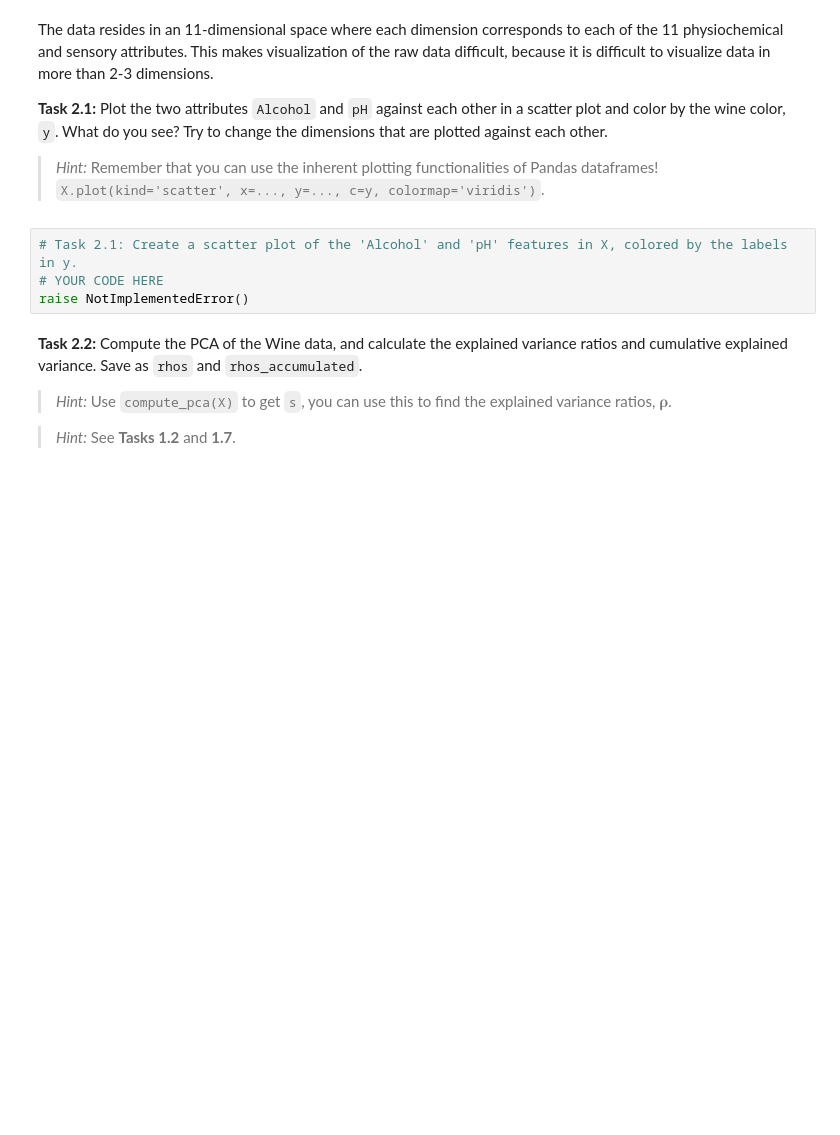
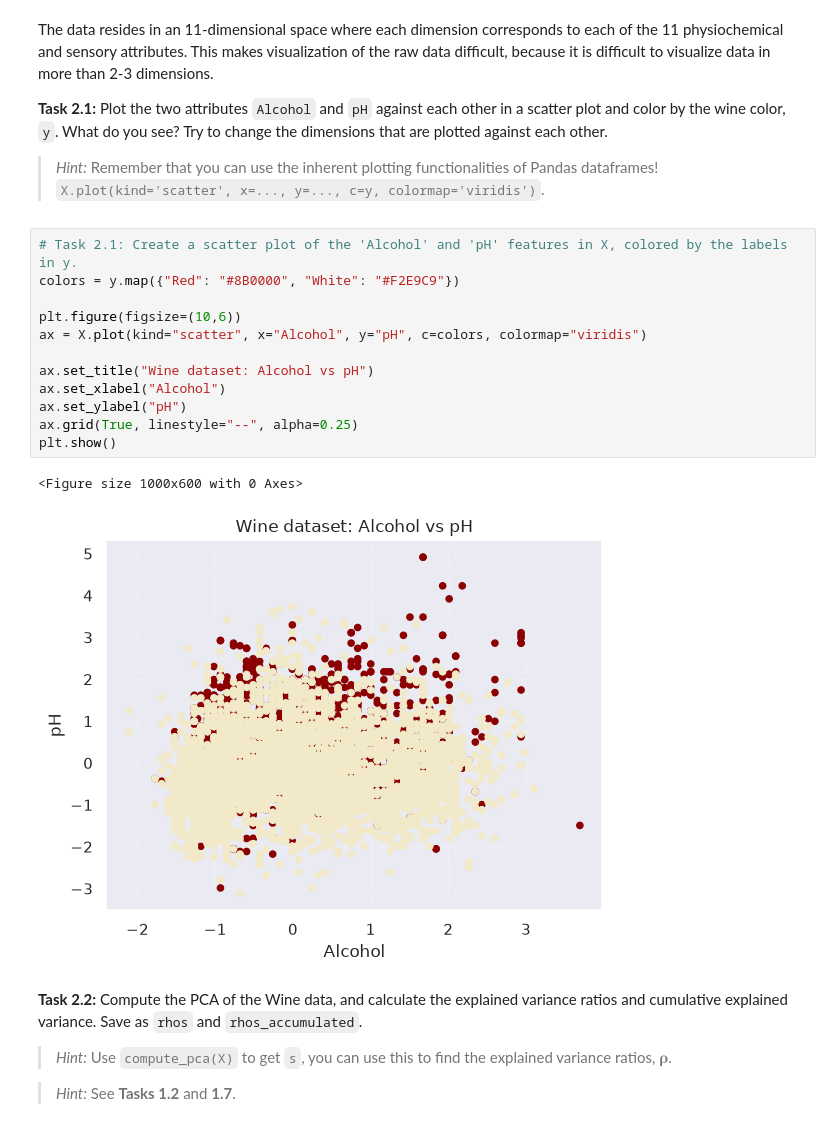
Before and after one commit to NicolaiNielsen/02452exercises, a Jupyter notebook: week3/exercise3.ipynb, the cells around one changed output. Drawn from its saved outputs; the diff is of its cells as text; blank space fills up the shorter version.

```diff
--- a/week3/exercise3.ipynb
+++ b/week3/exercise3.ipynb
@@ -487,8 +541,19 @@ The data resides in an 11-dimensional space where each dimension corresponds to
 > *Hint:* Remember that you can use the inherent plotting functionalities of Pandas dataframes! `X.plot(kind='scatter', x=..., y=..., c=y, colormap='viridis')`.
 # %%
 # Task 2.1: Create a scatter plot of the 'Alcohol' and 'pH' features in X, colored by the labels in y.
-# YOUR CODE HERE
-raise NotImplementedError()
+colors = y.map({"Red": "#8B0000", "White": "#F2E9C9"})
+
+plt.figure(figsize=(10,6))
+ax = X.plot(kind="scatter", x="Alcohol", y="pH", c=colors, colormap="viridis")
+
+ax.set_title("Wine dataset: Alcohol vs pH")
+ax.set_xlabel("Alcohol")
+ax.set_ylabel("pH")
+ax.grid(True, linestyle="--", alpha=0.25)
+plt.show()
+# %% [output]
+<Figure size 1000x600 with 0 Axes>
+[figure, added]
 # %% [markdown]
 **Task 2.2:** Compute the PCA of the Wine data, and calculate the explained variance ratios and cumulative explained variance. Save as `rhos` and `rhos_accumulated`.
 
```
Also changed, not shown: parts of 45 cells of this notebook.
